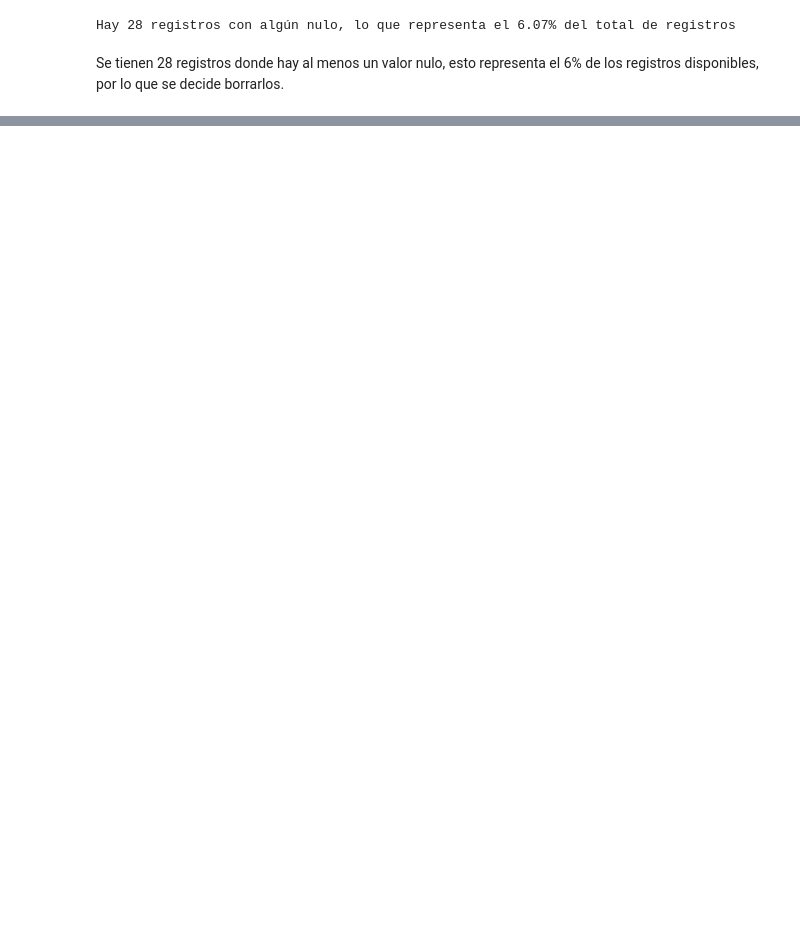
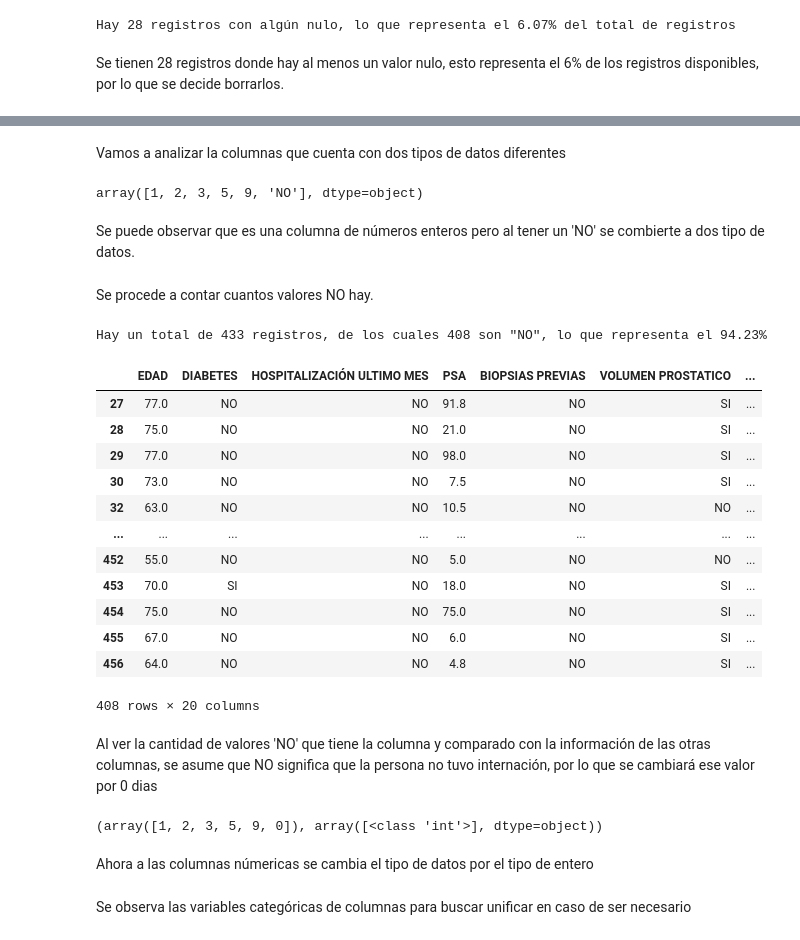
Before and after one commit to facu-corvalan/Hospitalizacion, a Jupyter notebook: EDA.ipynb, the cells around one changed output, grey strips where cells are left out. Cells and saved outputs as stored; diff of their text form; code cells hidden in the pictures; blank space fills up the shorter version.

```diff
--- a/EDA.ipynb
+++ b/EDA.ipynb
@@ -172,0 +251,46 @@ df
+# %% [markdown]
+Vamos a analizar la columnas que cuenta con dos tipos de datos diferentes
+# %%
+df['NUMERO DE DIAS POST BIOPSIA EN QUE SE PRESENTA LA COMPLICACIÓN INFECCIOSA'].unique()
+# %% [output]
+array([1, 2, 3, 5, 9, 'NO'], dtype=object)
+# %% [markdown]
+Se puede observar que es una columna de números enteros pero al tener un 'NO' se combierte a dos tipo de datos.
+# %% [markdown]
+Se procede a contar cuantos valores NO hay.
+# %%
+total_NO = df['NUMERO DE DIAS POST BIOPSIA EN QUE SE PRESENTA LA COMPLICACIÓN INFECCIOSA'].value_counts().get('NO', 0)
+total_filas = len(df)
+porcentaje = round((total_NO / total_filas) * 100,2)
+
+print(f'Hay un total de {total_filas} registros, de los cuales {total_NO} son "NO", lo que representa el {porcentaje}%')
+# %% [output]
+Hay un total de 433 registros, de los cuales 408 son "NO", lo que representa el 94.23%
+# %%
+# Se analiza el valor 'NO' en el contexto de los demas datos.
+df[df['NUMERO DE DIAS POST BIOPSIA EN QUE SE PRESENTA LA COMPLICACIÓN INFECCIOSA'] == 'NO']
+# %% [output]
+|  | EDAD | DIABETES | HOSPITALIZACIÓN ULTIMO MES | PSA | BIOPSIAS PREVIAS | VOLUMEN PROSTATICO | ... |
+| 27 | 77.0 | NO | NO | 91.8 | NO | SI | ... |
+| 28 | 75.0 | NO | NO | 21.0 | NO | SI | ... |
+| 29 | 77.0 | NO | NO | 98.0 | NO | SI | ... |
+| 30 | 73.0 | NO | NO | 7.5 | NO | SI | ... |
+| 32 | 63.0 | NO | NO | 10.5 | NO | NO | ... |
+| ... | ... | ... | ... | ... | ... | ... | ... |
+| 452 | 55.0 | NO | NO | 5.0 | NO | NO | ... |
+| 453 | 70.0 | SI | NO | 18.0 | NO | SI | ... |
+| 454 | 75.0 | NO | NO | 75.0 | NO | SI | ... |
+| 455 | 67.0 | NO | NO | 6.0 | NO | SI | ... |
+| 456 | 64.0 | NO | NO | 4.8 | NO | SI | ... |
+408 rows × 20 columns
+# %% [markdown]
+Al ver la cantidad de valores 'NO' que tiene la columna y comparado con la información de las otras columnas, se asume que NO significa que la persona no tuvo internación, por lo que se cambiará ese valor por 0 dias
+# %%
+# Se cambian los valores NO por 0
+df['NUMERO DE DIAS POST BIOPSIA EN QUE SE PRESENTA LA COMPLICACIÓN INFECCIOSA'] = df['NUMERO DE DIAS POST BIOPSIA EN QUE SE PRESENTA LA COMPLICACIÓN INFECCIOSA'].replace('NO', 0)
+# Se verifican los valores únicos y el tipo de dato
+df['NUMERO DE DIAS POST BIOPSIA EN QUE SE PRESENTA LA COMPLICACIÓN INFECCIOSA'].unique(), df['NUMERO DE DIAS POST BIOPSIA EN QUE SE PRESENTA LA COMPLICACIÓN INFECCIOSA'].apply(type).unique()
+# %% [output]
+(array([1, 2, 3, 5, 9, 0]), array([<class 'int'>], dtype=object))
+# %% [markdown]
+Ahora a las columnas númericas se cambia el tipo de datos por el tipo de entero
@@ -172,0 +303,2 @@ df
+# %% [markdown]
+Se observa las variables categóricas de columnas para buscar unificar en caso de ser necesario
```
Also changed, not shown: parts of 21 cells of this notebook, 1 other file.
